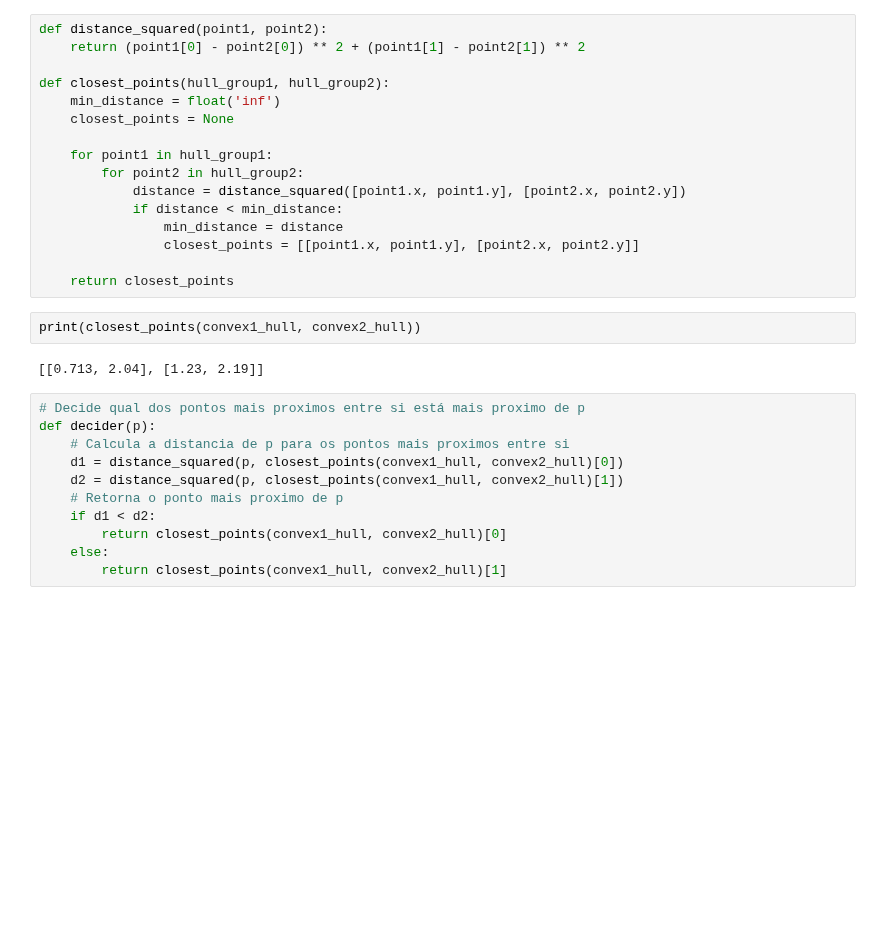
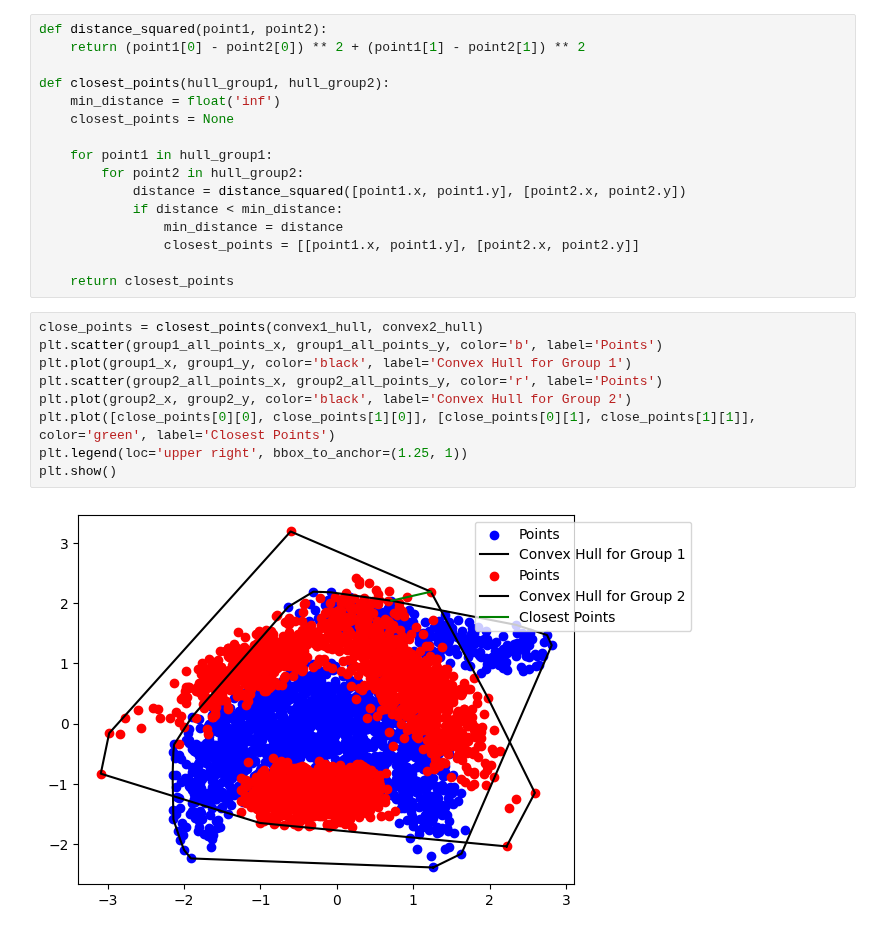
Before and after one commit to LeoOMaia/ALG-2, a Jupyter notebook: trabson.ipynb, the cells around one changed output. Drawn from its saved outputs; the diff is of its cells as text; blank space fills up the shorter version.

```diff
--- a/trabson.ipynb
+++ b/trabson.ipynb
@@ -155,18 +155,14 @@ def closest_points(hull_group1, hull_group2):
                 closest_points = [[point1.x, point1.y], [point2.x, point2.y]]
 
     return closest_points
-# %%
-print(closest_points(convex1_hull, convex2_hull))
-# %% [output]
-[[0.713, 2.04], [1.23, 2.19]]
-# %%
-# Decide qual dos pontos mais proximos entre si está mais proximo de p
-def decider(p):
-    # Calcula a distancia de p para os pontos mais proximos entre si
-    d1 = distance_squared(p, closest_points(convex1_hull, convex2_hull)[0])
-    d2 = distance_squared(p, closest_points(convex1_hull, convex2_hull)[1])
-    # Retorna o ponto mais proximo de p
-    if d1 < d2:
-        return closest_points(convex1_hull, convex2_hull)[0]
-    else:
-        return closest_points(convex1_hull, convex2_hull)[1]
+# %%
+close_points = closest_points(convex1_hull, convex2_hull)
+plt.scatter(group1_all_points_x, group1_all_points_y, color='b', label='Points')
+plt.plot(group1_x, group1_y, color='black', label='Convex Hull for Group 1')
+plt.scatter(group2_all_points_x, group2_all_points_y, color='r', label='Points')
+plt.plot(group2_x, group2_y, color='black', label='Convex Hull for Group 2')
+plt.plot([close_points[0][0], close_points[1][0]], [close_points[0][1], close_points[1][1]], color='green', label='Closest Points')
+plt.legend(loc='upper right', bbox_to_anchor=(1.25, 1))
+plt.show()
+# %% [output]
+[figure, added]
```
Also changed, not shown: parts of 3 cells of this notebook.
